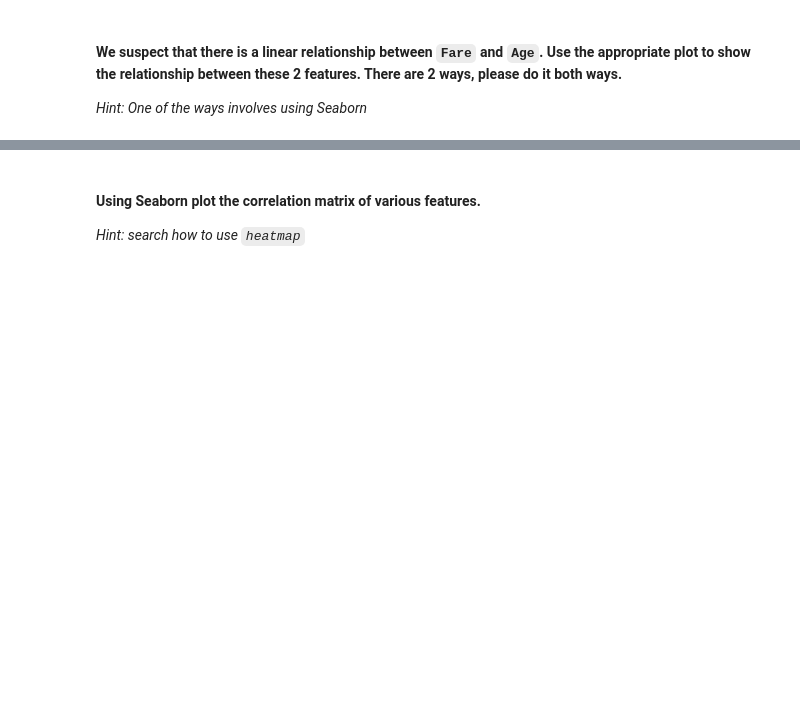
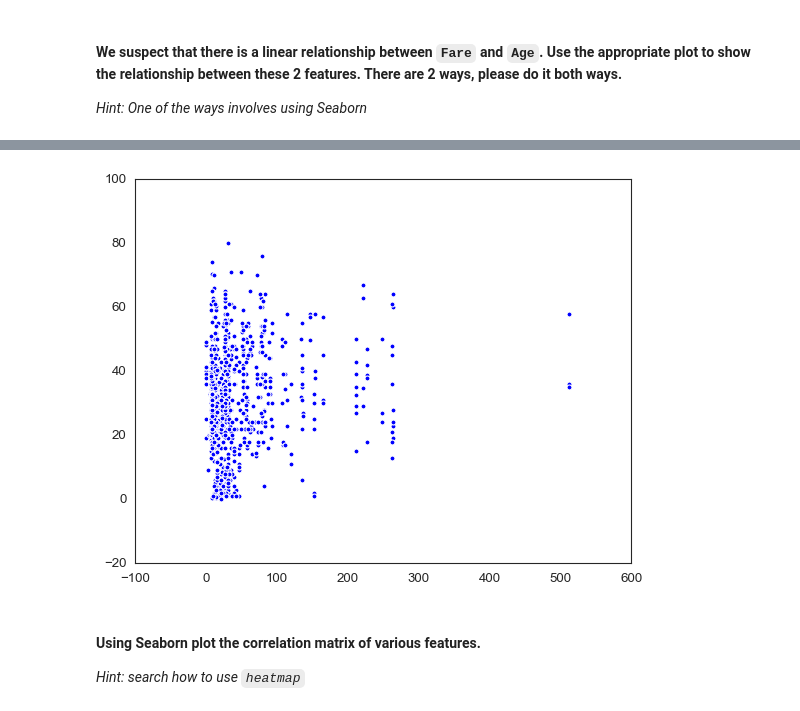
Before and after one commit to alejandrofrank/datamad0119, a Jupyter notebook: module-2/lab-matplotlib-seaborn/your-code/challenge-3.ipynb, the cells around one changed output, grey strips where cells are left out. Drawn from its saved outputs; the diff is of its cells as text; code cells hidden in the pictures; blank space fills up the shorter version.

```diff
--- a/module-2/lab-matplotlib-seaborn/your-code/challenge-3.ipynb
+++ b/module-2/lab-matplotlib-seaborn/your-code/challenge-3.ipynb
@@ -160,5 +169,8 @@ sns.boxplot(x=titanic["Age"])
 # %%
 # your code-2nd way
+plt.scatter(x='Fare', y='Age', data=titanic);
+# %% [output]
+[figure, added]
 # %% [markdown]
 #### Using Seaborn plot the correlation matrix of various features.
 
```
Also changed, not shown: parts of 14 cells of this notebook.
